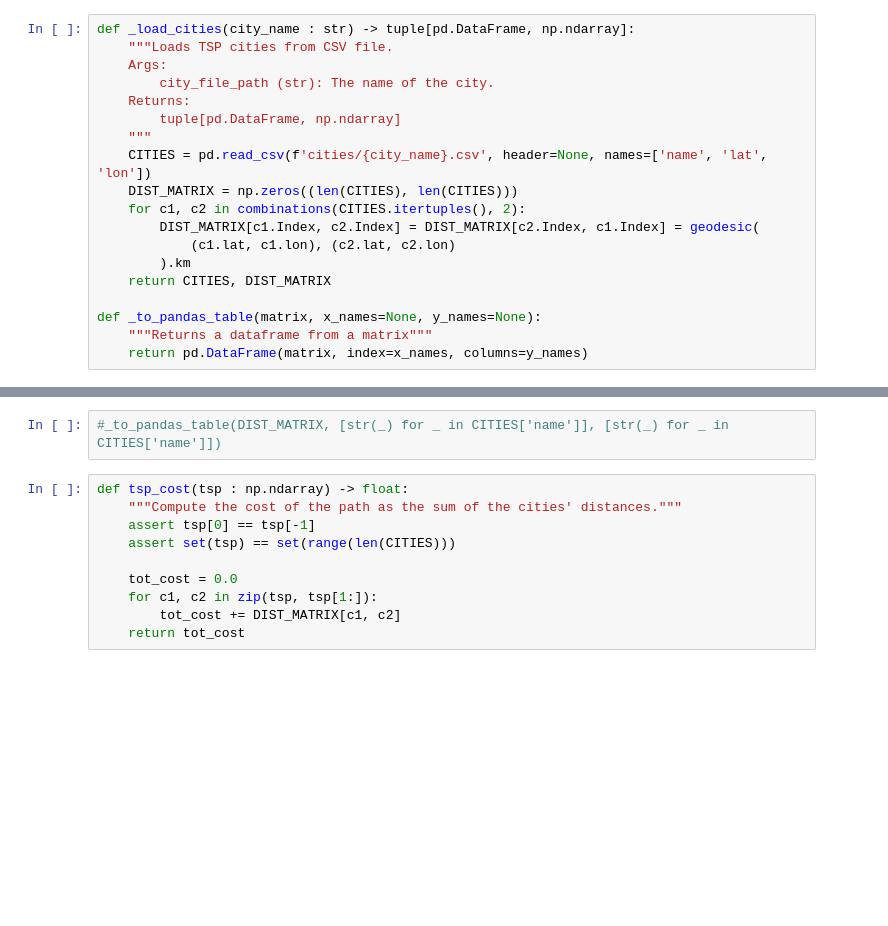
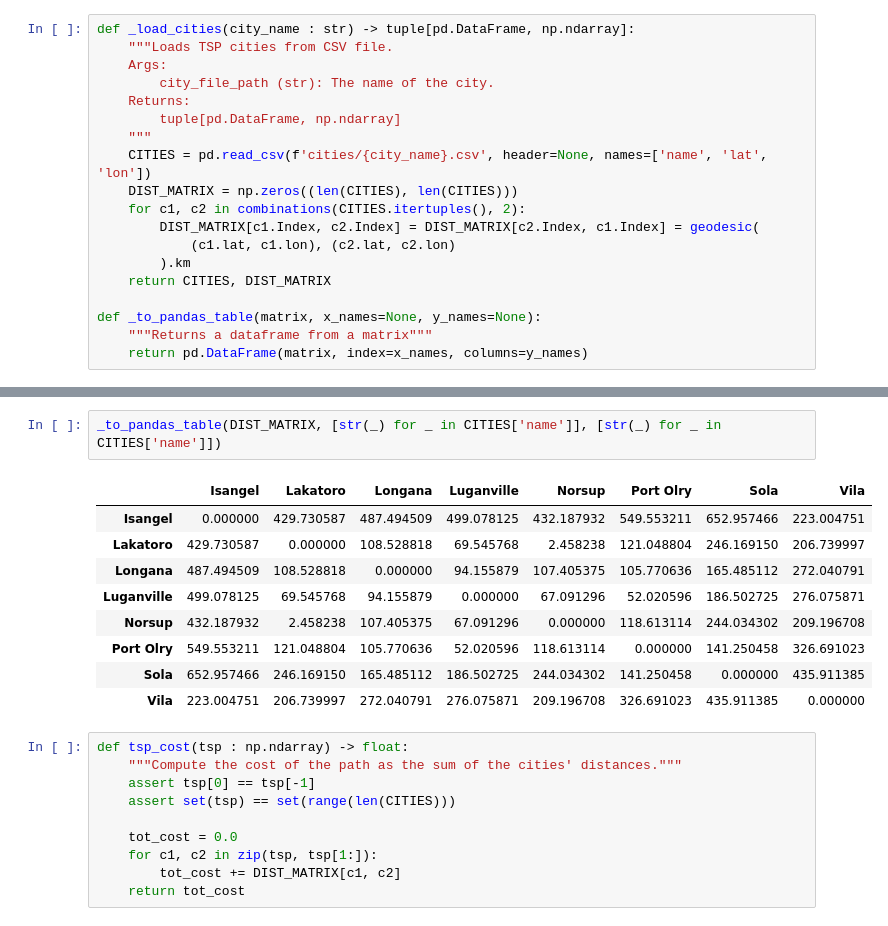
Before and after one commit to AbstractBorderStudio/CI2024_lab2, a Jupyter notebook: tsp.ipynb, the cells around one changed output, grey strips where cells are left out. Saved outputs shown, nothing was run; the diff lists cells and outputs as text; blank space fills up the shorter version.

```diff
--- a/tsp.ipynb
+++ b/tsp.ipynb
@@ -59,5 +57,15 @@ CITIES.head(10)
 # %%
-#_to_pandas_table(DIST_MATRIX, [str(_) for _ in CITIES['name']], [str(_) for _ in CITIES['name']])
+_to_pandas_table(DIST_MATRIX, [str(_) for _ in CITIES['name']], [str(_) for _ in CITIES['name']])
+# %% [output]
+|  | Isangel | Lakatoro | Longana | Luganville | Norsup | Port Olry | Sola | Vila |
+| Isangel | 0.000000 | 429.730587 | 487.494509 | 499.078125 | 432.187932 | 549.553211 | 652.957466 | 223.004751 |
+| Lakatoro | 429.730587 | 0.000000 | 108.528818 | 69.545768 | 2.458238 | 121.048804 | 246.169150 | 206.739997 |
+| Longana | 487.494509 | 108.528818 | 0.000000 | 94.155879 | 107.405375 | 105.770636 | 165.485112 | 272.040791 |
+| Luganville | 499.078125 | 69.545768 | 94.155879 | 0.000000 | 67.091296 | 52.020596 | 186.502725 | 276.075871 |
+| Norsup | 432.187932 | 2.458238 | 107.405375 | 67.091296 | 0.000000 | 118.613114 | 244.034302 | 209.196708 |
+| Port Olry | 549.553211 | 121.048804 | 105.770636 | 52.020596 | 118.613114 | 0.000000 | 141.250458 | 326.691023 |
+| Sola | 652.957466 | 246.169150 | 165.485112 | 186.502725 | 244.034302 | 141.250458 | 0.000000 | 435.911385 |
+| Vila | 223.004751 | 206.739997 | 272.040791 | 276.075871 | 209.196708 | 326.691023 | 435.911385 | 0.000000 |
 # %%
 def tsp_cost(tsp : np.ndarray) -> float:
     """Compute the cost of the path as the sum of the cities' distances."""
```
Also changed, not shown: parts of 3 cells of this notebook, 1 other file.
